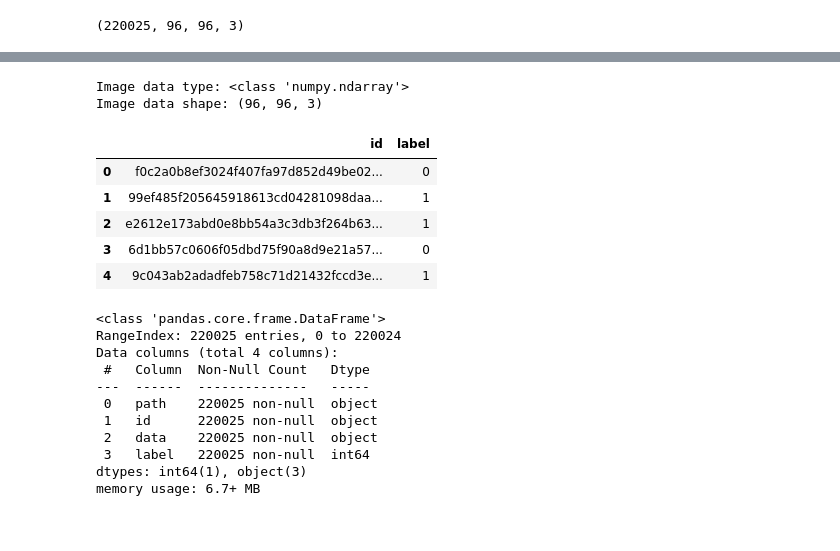
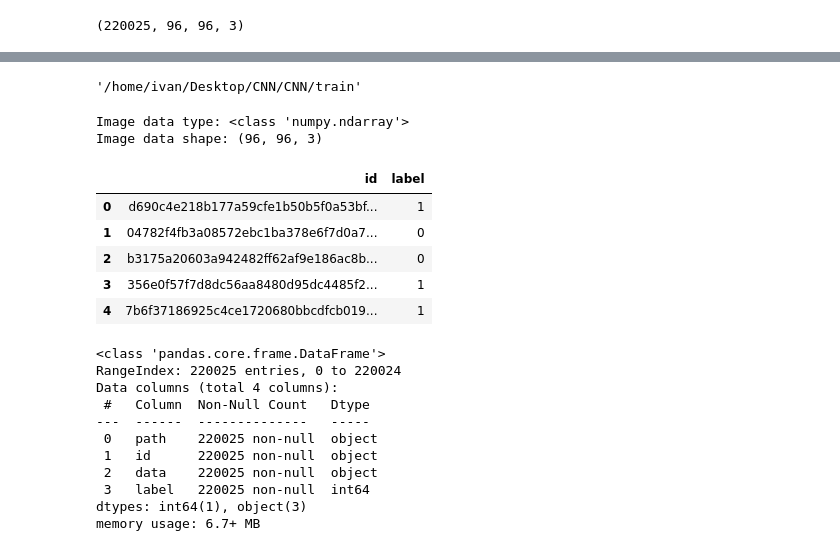
Before and after one commit to IvanLiuTW/code, a Jupyter notebook: cancer_detection.ipynb, the cells around one changed output, grey strips where cells are left out. Saved outputs shown, nothing was run; the diff lists cells and outputs as text; code cells hidden in the pictures.

```diff
--- a/cancer_detection.ipynb
+++ b/cancer_detection.ipynb
@@ -80,3 +317,7 @@ train_image_data.shape
+# %%
+train_images.as_posix()
+# %% [output]
+'/home/ivan/Desktop/CNN/CNN/train'
 # %%
 test_image_data = np.array([np.array(Image.open(i), dtype='uint8') for i in test_image_path]).reshape(-1, 96, 96, 3)
 test_image_data.shape
@@ -91,23 +332,23 @@ Image data shape: (96, 96, 3)
 # %%
 # df = pd.DataFrame({'path' : train_image_path})
 # df['id'] = df['path'].apply(lambda x: findall(r'[^\/]+(?=\.)', x)[0])
 
 # Create a dataframe to store the training data and metadata
 df = pd.DataFrame({'id' : train_image_id,})
 # Training labels
-# df_labels = pd.read_csv('/home/ivan/Desktop/CNN/CNN/train_labels.csv')
-df_labels = pd.read_csv('/Users/ivanliu/Library/CloudStorage/OneDrive-GiantGroup/model training/CNN/train_labels.csv')
+df_labels = pd.read_csv('/home/ivan/Desktop/CNN/CNN/train_labels.csv')
+# df_labels = pd.read_csv('/Users/ivanliu/Library/CloudStorage/OneDrive-GiantGroup/model training/CNN/train_labels.csv')
 # Merge training data and labels
 df_train = df.merge(df_labels, on = 'id')
 # Data preview
 df_train.head()
 # %% [output]
 |  | id | label |
-| 0 | f0c2a0b8ef3024f407fa97d852d49be02... | 0 |
-| 1 | 99ef485f205645918613cd04281098daa... | 1 |
-| 2 | e2612e173abd0e8bb54a3c3db3f264b63... | 1 |
-| 3 | 6d1bb57c0606f05dbd75f90a8d9e21a57... | 0 |
-| 4 | 9c043ab2adadfeb758c71d21432fccd3e... | 1 |
+| 0 | d690c4e218b177a59cfe1b50b5f0a53bf... | 1 |
+| 1 | 04782f4fb3a08572ebc1ba378e6f7d0a7... | 0 |
+| 2 | b3175a20603a942482ff62af9e186ac8b... | 0 |
+| 3 | 356e0f57f7d8dc56aa8480d95dc4485f2... | 1 |
+| 4 | 7b6f37186925c4ce1720680bbcdfcb019... | 1 |
 # %%
 # Data info
 df_train.info()
```
Also changed, not shown: parts of 38 cells of this notebook.
